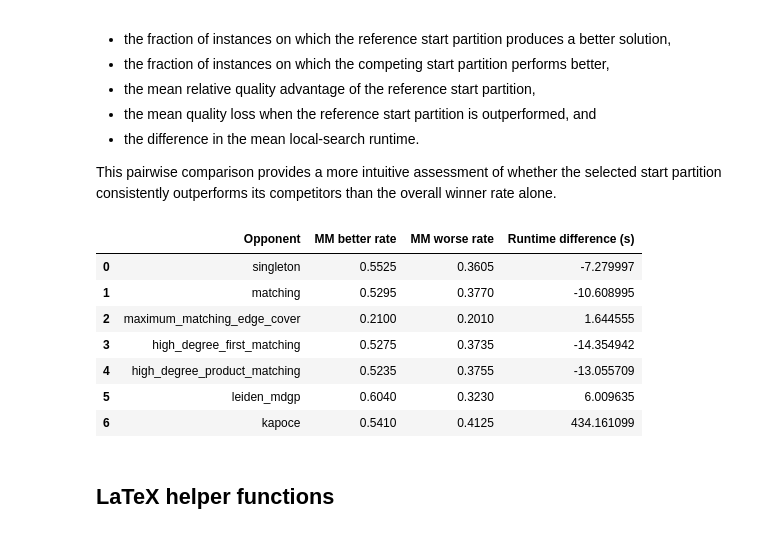
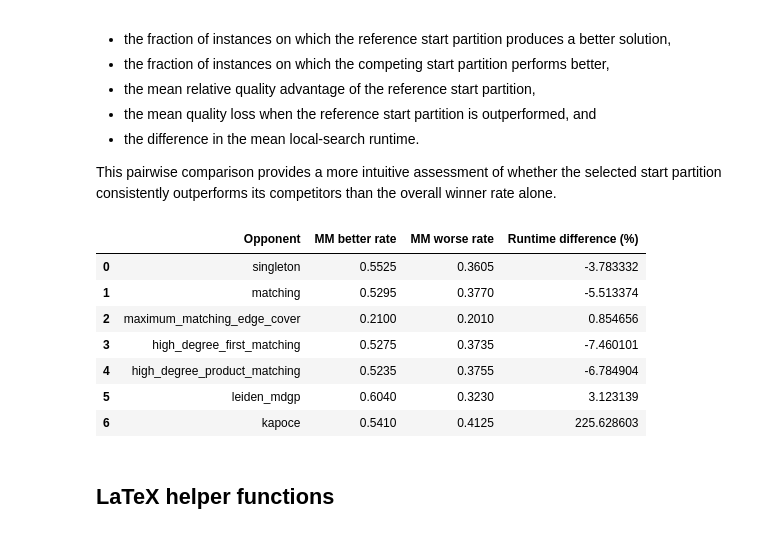
Before and after one commit to lulufka/dense_graph_partition, a Jupyter notebook: notebooks/experiment2/start_partition_analysis.ipynb, the cells around one changed output. Drawn from its saved outputs; the diff is of its cells as text; code cells hidden in the pictures.

```diff
--- a/notebooks/experiment2/start_partition_analysis.ipynb
+++ b/notebooks/experiment2/start_partition_analysis.ipynb
@@ -42,7 +42,7 @@ PREFERRED_START_PARTITION_ORDER = [
     "kapoce",
 ]
 
-RESULTS_DIR = Path("../results/experiment2/zero_gain_limit")
+RESULTS_DIR = Path("../../results/experiment2/zero_gain_limit")
 
 RAW_RESULTS_FILE = RESULTS_DIR / "raw_results.csv"
 # %% [markdown]
@@ -438,42 +438,42 @@ for other in START_PARTITION_ORDER:
         .set_index(instance_keys)["total_runtime"]
     )
 
     pairwise_rows.append(
         {
             "Opponent": other,
             "MM better rate": (reference_quality > other_quality).mean(),
             "MM worse rate": (reference_quality < other_quality).mean(),
-            "Runtime difference (s)": other_runtime.mean() - reference_runtime.mean(),
+            "Runtime difference (%)": (other_runtime.mean() - reference_runtime.mean()) / reference_runtime.mean() * 100,
         }
     )
 
 pairwise_summary = (pd.DataFrame(pairwise_rows))
 
 pairwise_summary["Opponent"] = pd.Categorical(
     pairwise_summary["Opponent"],
     categories=[
         p for p in PREFERRED_START_PARTITION_ORDER
         if p != REFERENCE
     ],
     ordered=True,
 )
 
 pairwise_summary = (
     pairwise_summary
     .sort_values("Opponent")
     .reset_index(drop=True)
 )
 
 pairwise_summary
 # %% [output]
-|  | Opponent | MM better rate | MM worse rate | Runtime difference (s) |
-| 0 | singleton | 0.5525 | 0.3605 | -7.279997 |
-| 1 | matching | 0.5295 | 0.3770 | -10.608995 |
-| 2 | maximum_matching_edge_cover | 0.2100 | 0.2010 | 1.644555 |
-| 3 | high_degree_first_matching | 0.5275 | 0.3735 | -14.354942 |
-| 4 | high_degree_product_matching | 0.5235 | 0.3755 | -13.055709 |
-| 5 | leiden_mdgp | 0.6040 | 0.3230 | 6.009635 |
-| 6 | kapoce | 0.5410 | 0.4125 | 434.161099 |
+|  | Opponent | MM better rate | MM worse rate | Runtime difference (%) |
+| 0 | singleton | 0.5525 | 0.3605 | -3.783332 |
+| 1 | matching | 0.5295 | 0.3770 | -5.513374 |
+| 2 | maximum_matching_edge_cover | 0.2100 | 0.2010 | 0.854656 |
+| 3 | high_degree_first_matching | 0.5275 | 0.3735 | -7.460101 |
+| 4 | high_degree_product_matching | 0.5235 | 0.3755 | -6.784904 |
+| 5 | leiden_mdgp | 0.6040 | 0.3230 | 3.123139 |
+| 6 | kapoce | 0.5410 | 0.4125 | 225.628603 |
 # %% [markdown]
 ## LaTeX helper functions
 # %%
```
Also changed, not shown: parts of 6 cells of this notebook, 8 other files.
